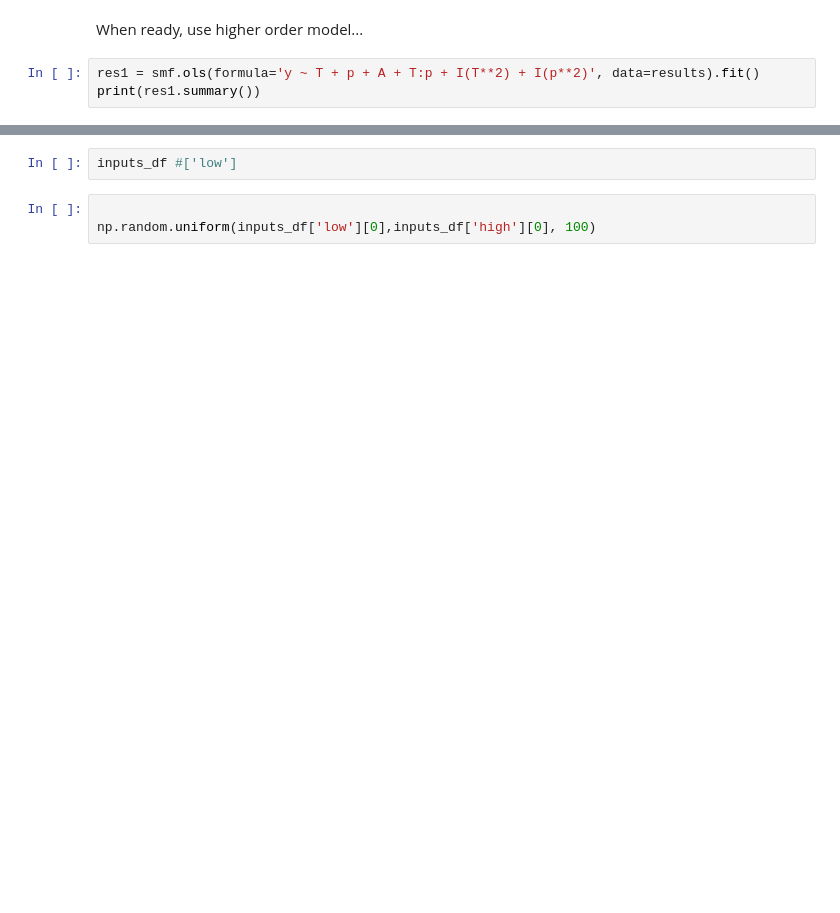
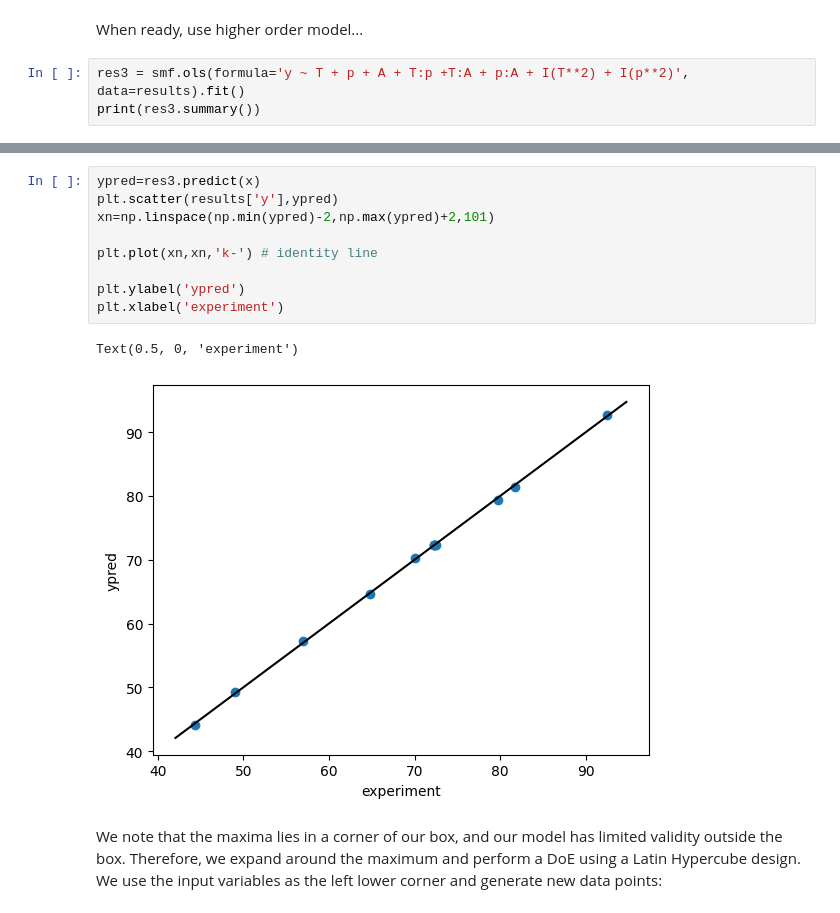
Before and after one commit to peterbmob/DHMVADoE, a Jupyter notebook: Excercises/resp.ipynb, the cells around one changed output, grey strips where cells are left out. Drawn from its saved outputs; the diff is of its cells as text; blank space fills up the shorter version.

```diff
--- a/Excercises/resp.ipynb
+++ b/Excercises/resp.ipynb
@@ -197,5 +511,5 @@ March_real.iloc[1]
 # %% [markdown]
 When ready, use higher order model...
 # %%
-res1 = smf.ols(formula='y ~ T + p + A + T:p + I(T**2) + I(p**2)', data=results).fit()
-print(res1.summary())
+res3 = smf.ols(formula='y ~ T + p + A + T:p +T:A + p:A + I(T**2) + I(p**2)', data=results).fit()
+print(res3.summary())
@@ -202,5 +534,14 @@ print(res1.summary())
-# %%
-inputs_df #['low']
-# %%
-
-np.random.uniform(inputs_df['low'][0],inputs_df['high'][0], 100)
+# %%
+ypred=res3.predict(x)
+plt.scatter(results['y'],ypred)
+xn=np.linspace(np.min(ypred)-2,np.max(ypred)+2,101)
+
+plt.plot(xn,xn,'k-') # identity line
+
+plt.ylabel('ypred')
+plt.xlabel('experiment')
+# %% [output]
+Text(0.5, 0, 'experiment')
+[figure, added]
+# %% [markdown]
+We note that the maxima lies in a corner of our box, and our model has limited validity outside the box. Therefore, we expand around the maximum and perform a DoE using a Latin Hypercube design. We use the input variables as the left lower corner and generate new data points:
```
Also changed, not shown: parts of 72 cells of this notebook.
